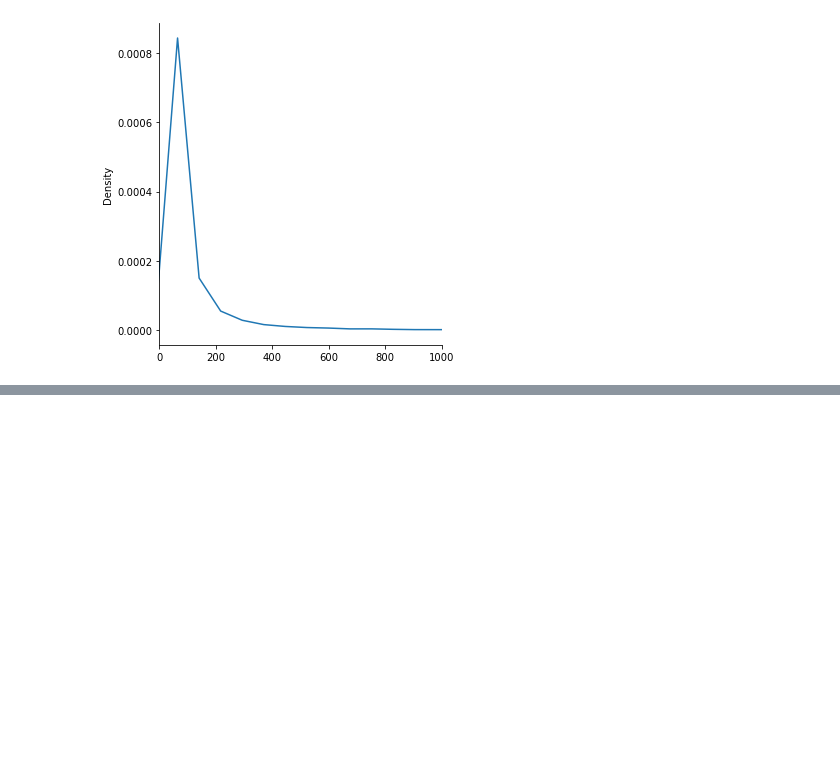
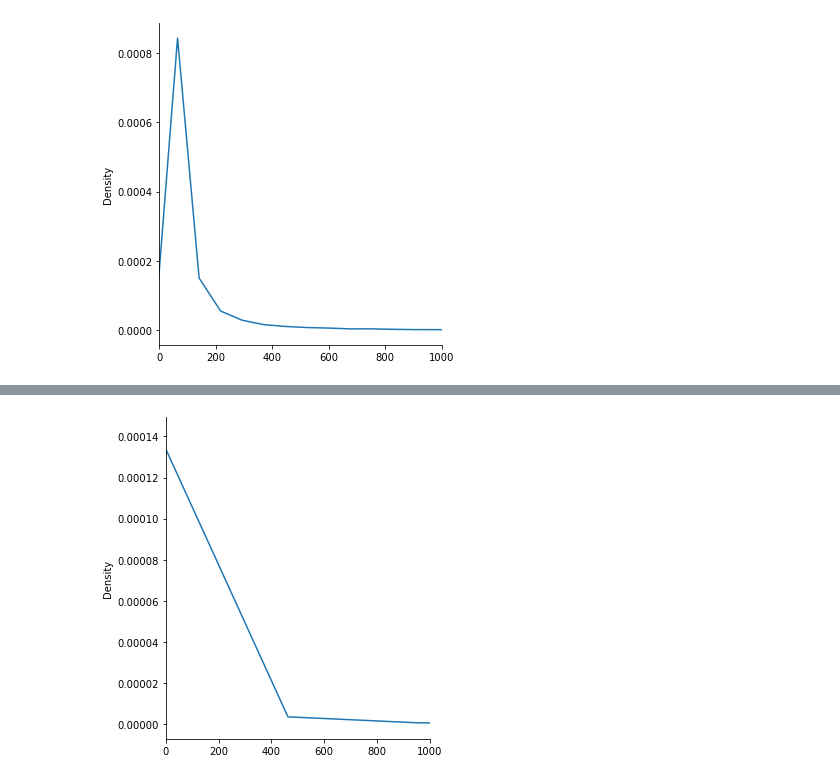
Before and after one commit to rbroc/ctx_transformers, a Jupyter notebook: notebooks/viz_agg.ipynb, the cells around one changed output, grey strips where cells are left out. Cells and saved outputs as stored; diff of their text form; code cells hidden in the pictures; blank space fills up the shorter version.

```diff
--- a/notebooks/viz_agg.ipynb
+++ b/notebooks/viz_agg.ipynb
@@ -47,0 +61,6 @@ plt.show()
+# %%
+sns.displot(comm, kind='kde')
+plt.xlim(0,1000)
+plt.show()
+# %% [output]
+[figure, added]
```
Also changed, not shown: parts of 4 cells of this notebook, 13 other files.
